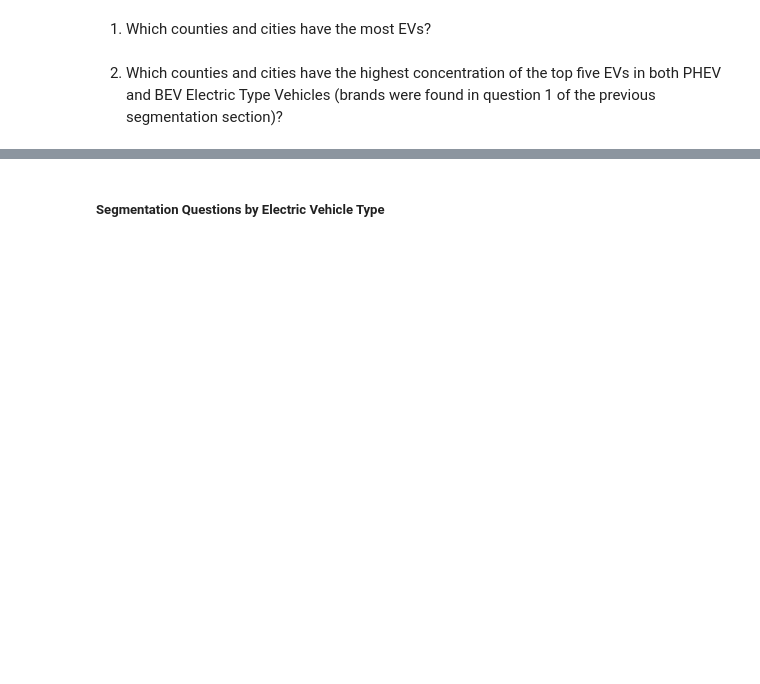
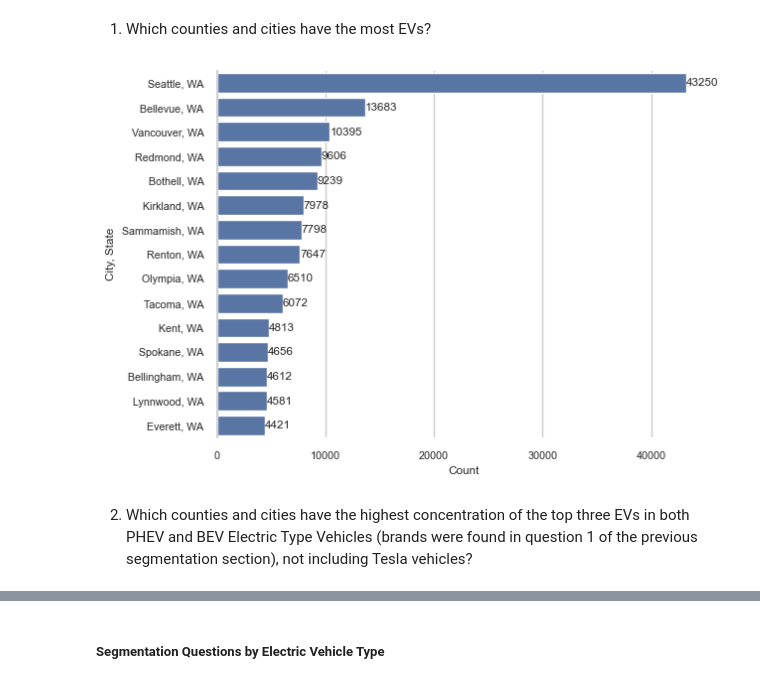
Before and after one commit to speer987/data-analysis-edtech, a Jupyter notebook: notebooks/03_insights_and_visualizations.ipynb, the cells around one changed output, grey strips where cells are left out. Drawn from its saved outputs; the diff is of its cells as text; code cells hidden in the pictures; blank space fills up the shorter version.

```diff
--- a/notebooks/03_insights_and_visualizations.ipynb
+++ b/notebooks/03_insights_and_visualizations.ipynb
@@ -227,7 +234,7 @@ In the top ten counties, how many are BEVs vs PHEVs?
 # %%
 ev_type_county = duckdb.sql("""
                     SELECT County, "Electric Vehicle Type", COUNT("Electric Vehicle Type") AS Count FROM df
-                    WHERE County in ('King', 'Snohomish', 'Pierce', 'Clark', 'Thurston', 'Kitsap', 'Spokane', 'Whatcom', 'Benton', 'Skagit') AND Make <> 'TESLA'
+                    WHERE County IN ('King', 'Snohomish', 'Pierce', 'Clark', 'Thurston', 'Kitsap', 'Spokane', 'Whatcom', 'Benton', 'Skagit') AND Make <> 'TESLA'
                     GROUP BY County, "Electric Vehicle Type"
                     ORDER BY Count DESC
                     """).df()
@@ -244,5 +251,20 @@ plt.show()
 #### Geographic Relevance Questions
 # %% [markdown]
 1) Which counties and cities have the most EVs?
+# %%
+pop_city = duckdb.sql("""
+                    SELECT City, State, COUNT(City) AS Count FROM df
+                    GROUP BY City, State
+                    ORDER BY Count DESC
+                    LIMIT 15
+                    """).df()
+pop_city["City, State"] = pop_city["City"] + ", " + pop_city["State"]
+plot = sns.barplot(pop_city, x="Count", y="City, State")
+for container in plot.containers:
+    plot.bar_label(container)
+sns.despine(bottom=True)
+plt.show()
+# %% [output]
+[figure, added]
 # %% [markdown]
-2) Which counties and cities have the highest concentration of the top five EVs in both PHEV and BEV Electric Type Vehicles (brands were found in question 1 of the previous segmentation section)?
+2) Which counties and cities have the highest concentration of the top three EVs in both PHEV and BEV Electric Type Vehicles (brands were found in question 1 of the previous segmentation section), not including Tesla vehicles?
```
Also changed, not shown: parts of 12 cells of this notebook.
